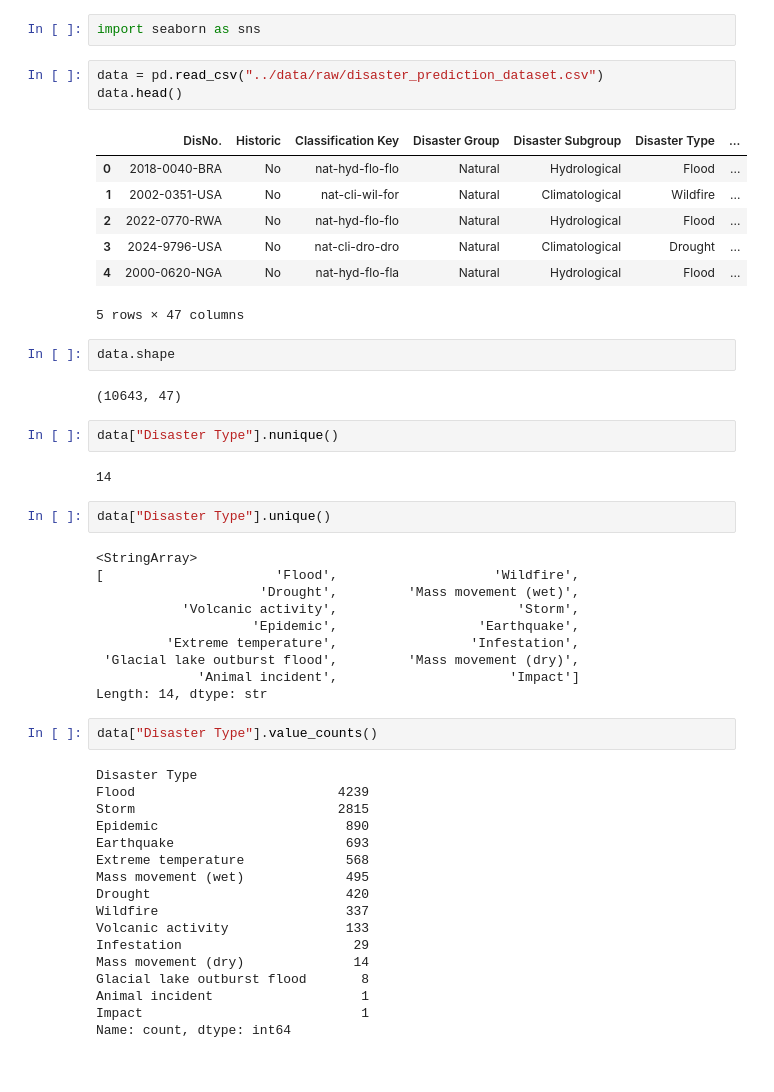
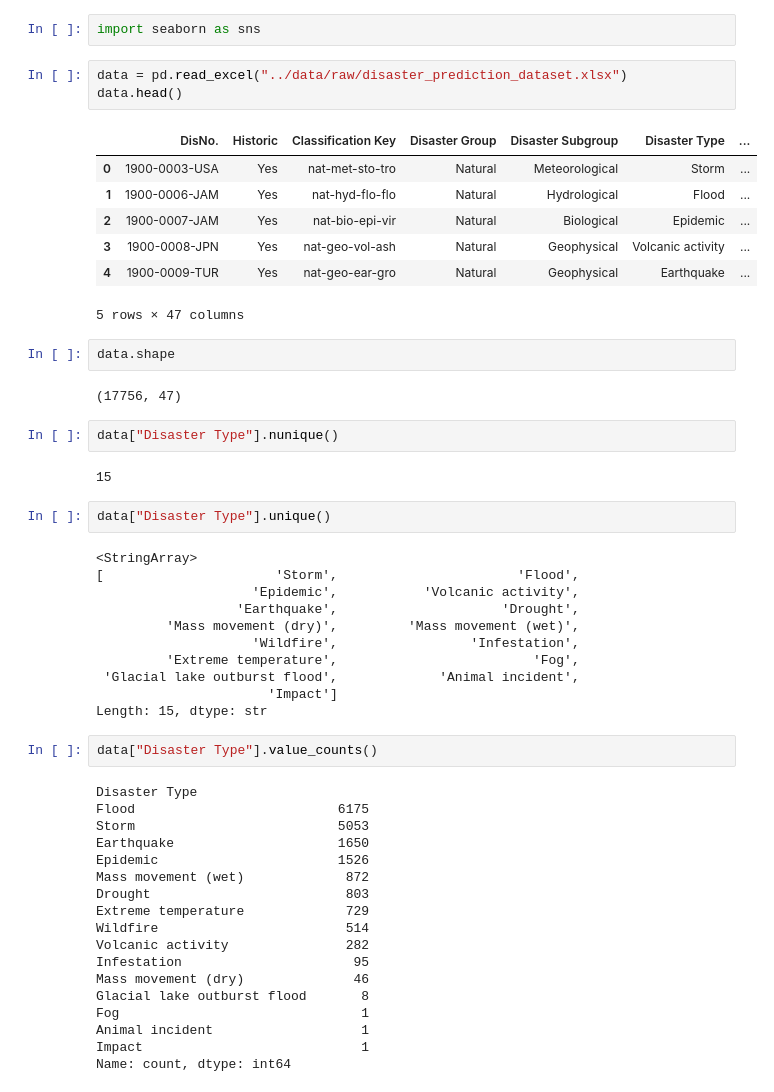
Before and after one commit to chaw-ai-tech/disaster-type-prediction, a Jupyter notebook: notebooks/01_data_understanding.ipynb, the cells around one changed output. Saved outputs shown, nothing was run; the diff lists cells and outputs as text.

```diff
--- a/notebooks/01_data_understanding.ipynb
+++ b/notebooks/01_data_understanding.ipynb
@@ -5,52 +5,54 @@ import matplotlib.pyplot as plt
 # %%
 import seaborn as sns
 # %%
-data = pd.read_csv("../data/raw/disaster_prediction_dataset.csv")
+data = pd.read_excel("../data/raw/disaster_prediction_dataset.xlsx")
 data.head()
 # %% [output]
 |  | DisNo. | Historic | Classification Key | Disaster Group | Disaster Subgroup | Disaster Type | ... |
-| 0 | 2018-0040-BRA | No | nat-hyd-flo-flo | Natural | Hydrological | Flood | ... |
-| 1 | 2002-0351-USA | No | nat-cli-wil-for | Natural | Climatological | Wildfire | ... |
-| 2 | 2022-0770-RWA | No | nat-hyd-flo-flo | Natural | Hydrological | Flood | ... |
-| 3 | 2024-9796-USA | No | nat-cli-dro-dro | Natural | Climatological | Drought | ... |
-| 4 | 2000-0620-NGA | No | nat-hyd-flo-fla | Natural | Hydrological | Flood | ... |
+| 0 | 1900-0003-USA | Yes | nat-met-sto-tro | Natural | Meteorological | Storm | ... |
+| 1 | 1900-0006-JAM | Yes | nat-hyd-flo-flo | Natural | Hydrological | Flood | ... |
+| 2 | 1900-0007-JAM | Yes | nat-bio-epi-vir | Natural | Biological | Epidemic | ... |
+| 3 | 1900-0008-JPN | Yes | nat-geo-vol-ash | Natural | Geophysical | Volcanic activity | ... |
+| 4 | 1900-0009-TUR | Yes | nat-geo-ear-gro | Natural | Geophysical | Earthquake | ... |
 5 rows × 47 columns
 # %%
 data.shape
 # %% [output]
-(10643, 47)
+(17756, 47)
 # %%
 data["Disaster Type"].nunique()
 # %% [output]
-14
+15
 # %%
 data["Disaster Type"].unique()
 # %% [output]
 <StringArray>
-[                      'Flood',                    'Wildfire',
-                     'Drought',         'Mass movement (wet)',
-           'Volcanic activity',                       'Storm',
-                    'Epidemic',                  'Earthquake',
-         'Extreme temperature',                 'Infestation',
- 'Glacial lake outburst flood',         'Mass movement (dry)',
-             'Animal incident',                      'Impact']
-Length: 14, dtype: str
+[                      'Storm',                       'Flood',
+                    'Epidemic',           'Volcanic activity',
+                  'Earthquake',                     'Drought',
+         'Mass movement (dry)',         'Mass movement (wet)',
+                    'Wildfire',                 'Infestation',
+         'Extreme temperature',                         'Fog',
+ 'Glacial lake outburst flood',             'Animal incident',
+                      'Impact']
+Length: 15, dtype: str
 # %%
 data["Disaster Type"].value_counts()
 # %% [output]
 Disaster Type
-Flood                          4239
-Storm                          2815
-Epidemic                        890
-Earthquake                      693
-Extreme temperature             568
-Mass movement (wet)             495
-Drought                         420
-Wildfire                        337
-Volcanic activity               133
-Infestation                      29
-Mass movement (dry)              14
+Flood                          6175
+Storm                          5053
+Earthquake                     1650
+Epidemic                       1526
+Mass movement (wet)             872
+Drought                         803
+Extreme temperature             729
+Wildfire                        514
+Volcanic activity               282
+Infestation                      95
+Mass movement (dry)              46
 Glacial lake outburst flood       8
+Fog                               1
 Animal incident                   1
 Impact                            1
 Name: count, dtype: int64
```
Also changed, not shown: parts of 7 cells of this notebook, 4 other files.
